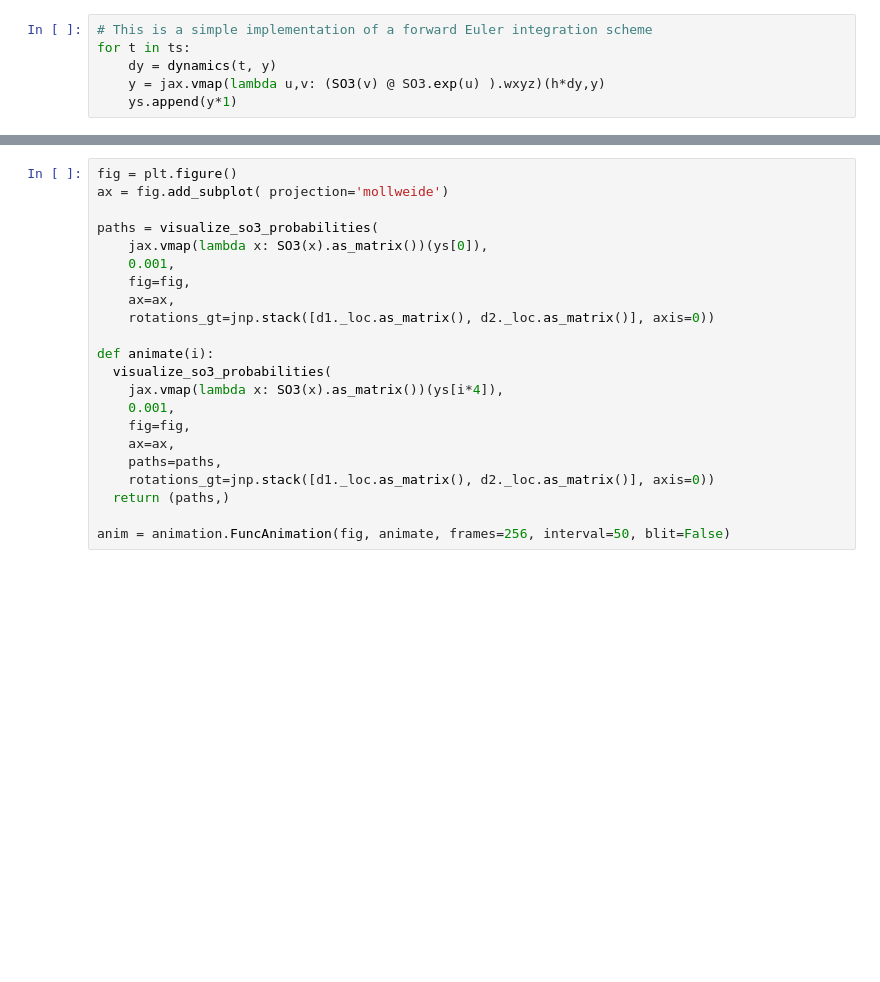
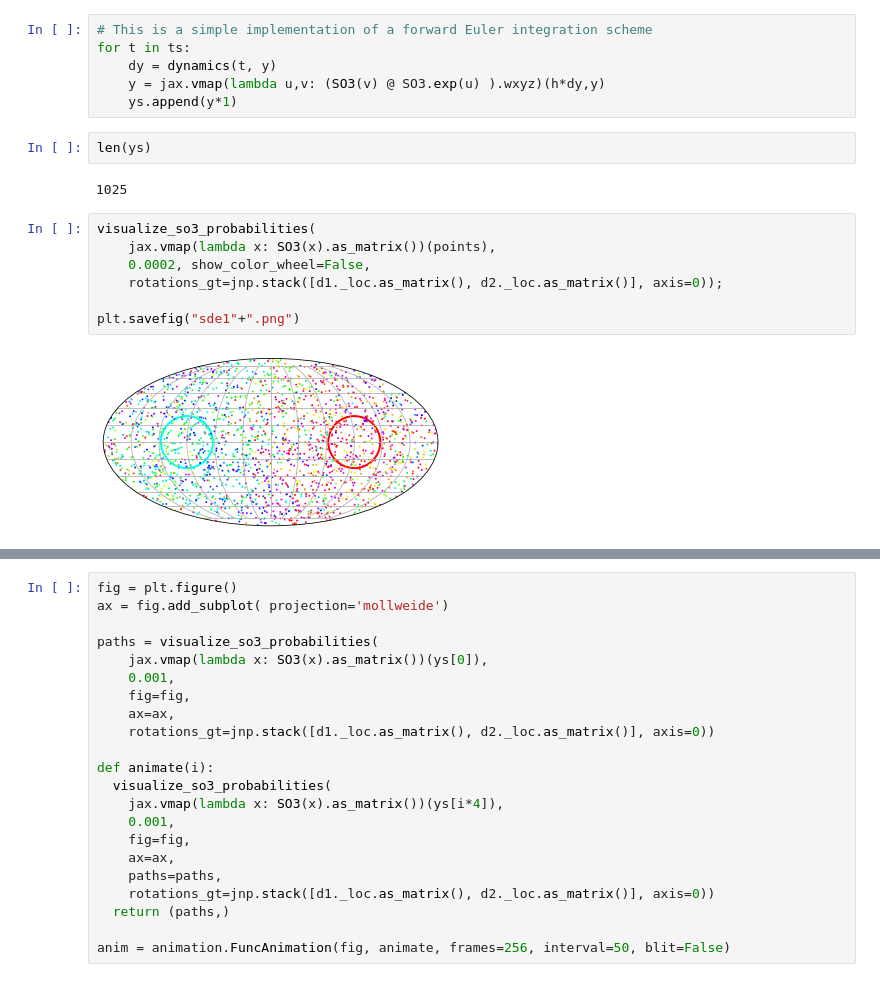
Before and after one commit to McWilliamsCenter/SO3DiffusionModels, a Jupyter notebook: notebooks/SDE_demo.ipynb, the cells around one changed output, grey strips where cells are left out. Saved outputs shown, nothing was run; the diff lists cells and outputs as text; blank space fills up the shorter version.

```diff
--- a/notebooks/SDE_demo.ipynb
+++ b/notebooks/SDE_demo.ipynb
@@ -274,3 +284,16 @@ for t in ts:
     dy = dynamics(t, y)
     y = jax.vmap(lambda u,v: (SO3(v) @ SO3.exp(u) ).wxyz)(h*dy,y)
     ys.append(y*1)
+# %%
+len(ys)
+# %% [output]
+1025
+# %%
+visualize_so3_probabilities(
+    jax.vmap(lambda x: SO3(x).as_matrix())(points),
+    0.0002, show_color_wheel=False,
+    rotations_gt=jnp.stack([d1._loc.as_matrix(), d2._loc.as_matrix()], axis=0));
+
+plt.savefig("sde1"+".png")
+# %% [output]
+[figure, added]
```
Also changed, not shown: parts of 13 cells of this notebook, 21 other files.
